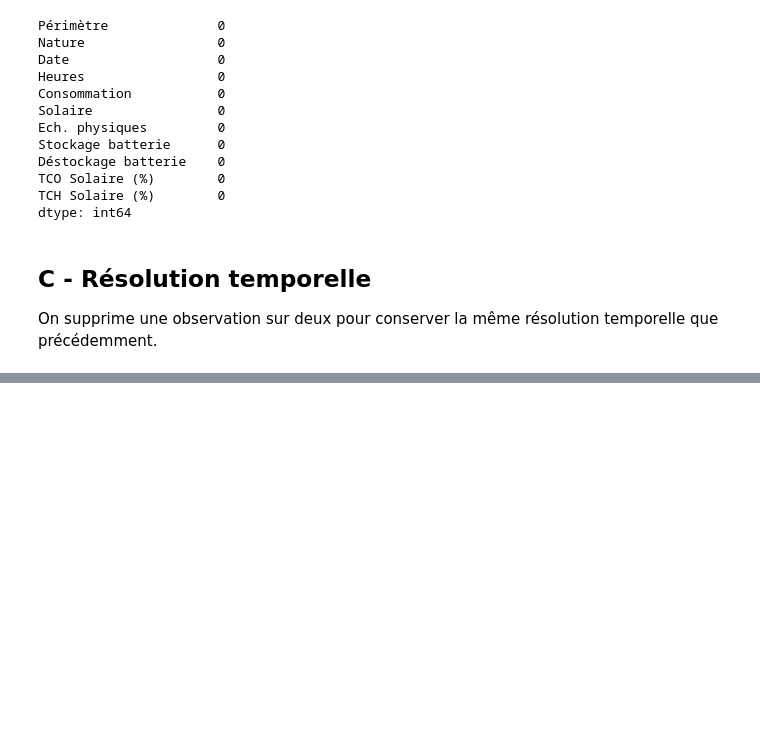
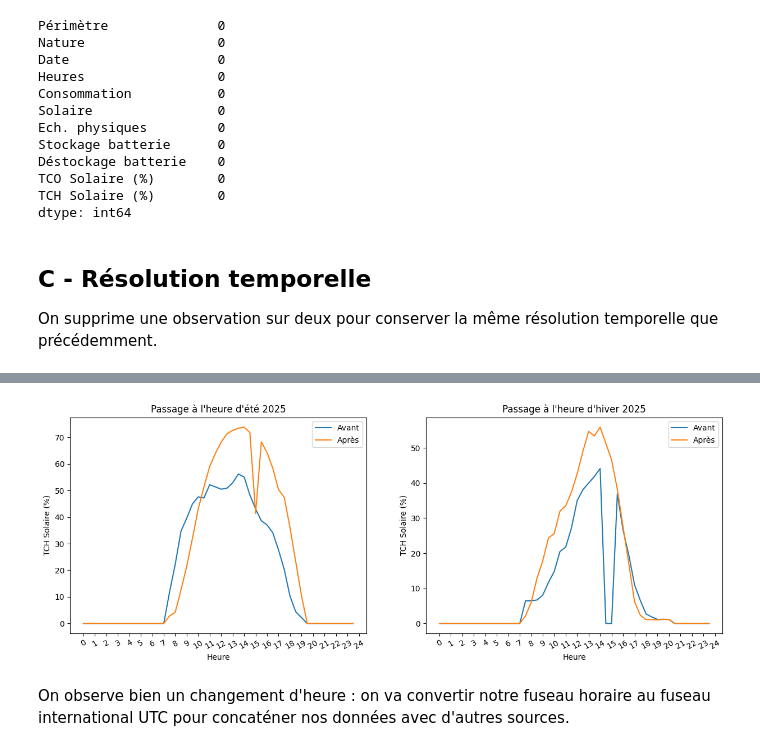
Before and after one commit to Math2935/aug25cds_variabilite, a Jupyter notebook: notebooks/02_collecte/05_add_2025_2026.ipynb, the cells around one changed output, grey strips where cells are left out. Saved outputs shown, nothing was run; the diff lists cells and outputs as text; code cells hidden in the pictures; blank space fills up the shorter version.

```diff
--- a/notebooks/02_collecte/05_add_2025_2026.ipynb
+++ b/notebooks/02_collecte/05_add_2025_2026.ipynb
@@ -138,0 +150,6 @@ On supprime une observation sur deux pour conserver la même résolution tempore
+# %%
+# Les heures qu'on souhaite conserver se terminent par le caractère '0' (les autres par '5')
+print("Dimensions du dataset avant suppression des lignes :", df.shape)
+df = df.loc[df['Heures'].str.endswith('0')]
+print("Dimensions du dataset après suppression des lignes :", df.shape)
+display(df.tail())
@@ -138,0 +181,34 @@ On supprime une observation sur deux pour conserver la même résolution tempore
+# %%
+plt.figure(figsize=(15,5))
+
+# On affiche la production d'énergie solaire avant et après le passage à l'heure d'été
+plt.subplot(121)
+plt.plot(df[df['Date'] == '2025-03-29'].Heures, df[df['Date'] == '2025-03-29']['TCH Solaire (%)'], label='Avant')
+plt.plot(df[df['Date'] == '2025-03-30'].Heures, df[df['Date'] == '2025-03-30']['TCH Solaire (%)'], label='Après')
+plt.xlabel('Heure')
+plt.ylabel('TCH Solaire (%)')
+# On nettoie les ticks sur l'axe des x car sinon on ne peut rien lire
+# On n'affiche que les heures
+plt.xticks([2*k for k in range(0, 25)],
+          [str(k) for k in range(25)],
+          rotation=30)
+plt.title("Passage à l'heure d'été 2025")
+plt.legend()
+
+# On affiche la production d'énergie solaire avant et après le passage à l'heure d'hiver
+plt.subplot(122)
+plt.plot(df[df['Date'] == '2025-10-25'].Heures, df[df['Date'] == '2025-10-25']['TCH Solaire (%)'], label='Avant')
+plt.plot(df[df['Date'] == '2025-10-26'].Heures, df[df['Date'] == '2025-10-26']['TCH Solaire (%)'], label='Après');
+plt.xlabel('Heure')
+plt.ylabel('TCH Solaire (%)')
+# On nettoie les ticks sur l'axe des x car sinon on ne peut rien lire
+# On n'affiche que les heures
+plt.xticks([2*k for k in range(0, 25)],
+          [str(k) for k in range(25)],
+          rotation=30)
+plt.title("Passage à l'heure d'hiver 2025")
+plt.legend();
+# %% [output]
+[figure, added]
+# %% [markdown]
+On observe bien un changement d'heure : on va convertir notre fuseau horaire au fuseau international UTC pour concaténer nos données avec d'autres sources.
```
Also changed, not shown: parts of 60 cells of this notebook, 1 other file.
